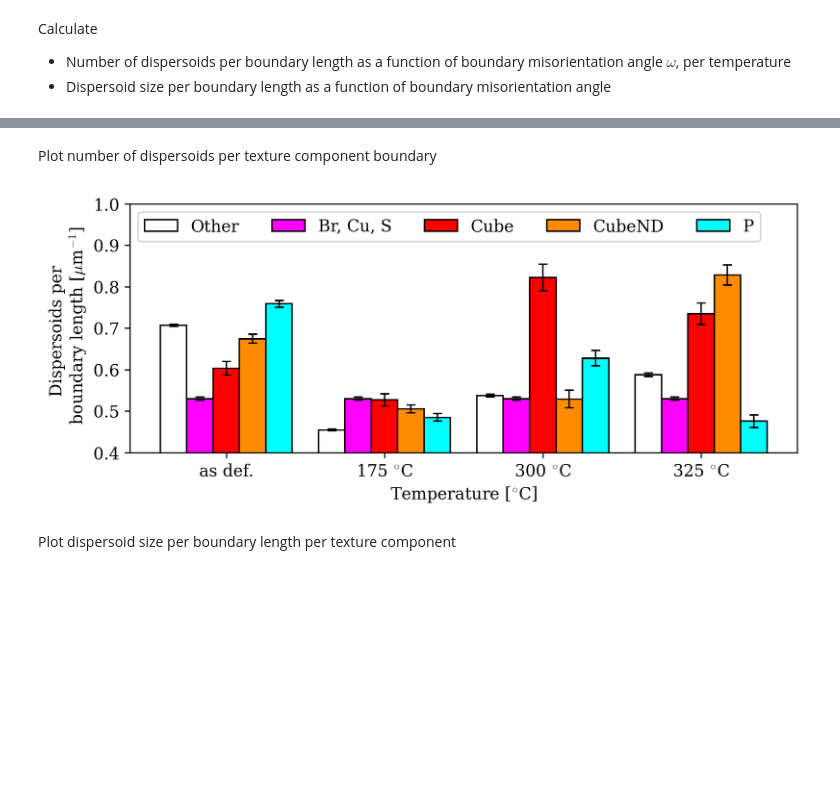
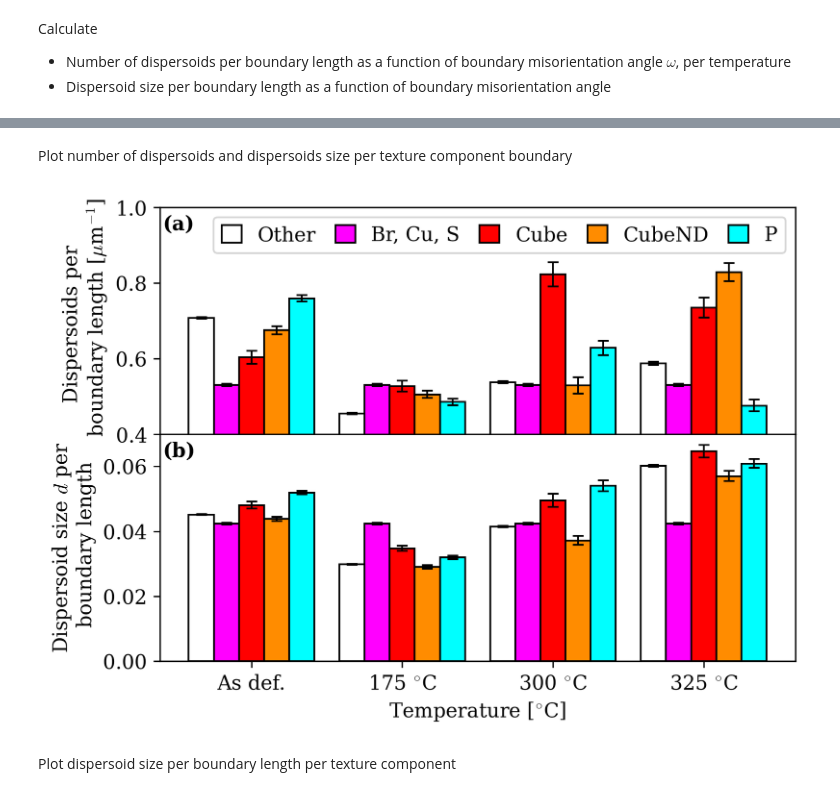
Before and after one commit to hakonanes/p-texture-al-mn-alloys, a Jupyter notebook: notebooks/generate_figures_for_paper.ipynb, the cells around one changed output, grey strips where cells are left out. Drawn from its saved outputs; the diff is of its cells as text; code cells hidden in the pictures; blank space fills up the shorter version.

Commit message:
Combine some figures in subplots
Signed-off-by: Håkon Wiik Ånes <hwaanes@gmail.com>

```diff
--- a/notebooks/generate_figures_for_paper.ipynb
+++ b/notebooks/generate_figures_for_paper.ipynb
@@ -83,7 +84,7 @@ dispersoid_threshold = 0.24  # um
 constituent_threshold = 0.8  # um
 
 # Variables for plotting
-titles = ["as def.", r"175 $^{\circ}$C", r"300 $^{\circ}$C", r"325 $^{\circ}$C"]
+titles = ["As def.", r"175 $^{\circ}$C", r"300 $^{\circ}$C", r"325 $^{\circ}$C"]
 identifier = ["0s", "175c", "300c", "325c"]
 # %% [markdown]
 ## Recrystallization kinetics and overall texture
@@ -1467,12 +1257,15 @@ fig.tight_layout()
 # %% [markdown]
-Plot number of dispersoids per texture component boundary
+Plot number of dispersoids and dispersoids size per texture component boundary
 # %%
 x = np.arange(len(grain_stats))
 bar_width = 1 / 6
 bar_kw = dict(width=bar_width, ec="k")
 
-fig, ax = plt.subplots(figsize=(8, 3))
-h1 = ax.bar(
+fig_ratio = 0.7
+figsize = tuple(fig_ratio * np.array((7, 5)))
+fig, (ax0, ax1) = plt.subplots(nrows=2, figsize=figsize, sharex=True)
+fig.subplots_adjust(hspace=0, wspace=0.15, left=0, bottom=0, right=1, top=1)
+h1 = ax0.bar(
     x - bar_width,
     np.mean([
         comp_gb_stats.disp_per_length_mean_br,
@@ -1482,41 +1275,86 @@ h1 = ax.bar(
     label=comp_name_def,
     color=comp_color_def,
     yerr=np.mean([
         comp_gb_stats.disp_per_length_confint_br,
         comp_gb_stats.disp_per_length_confint_cu,
         comp_gb_stats.disp_per_length_confint_s
     ]),
     capsize=3,
     **bar_kw
 )
 handles = [h1,]
 for w, name, c in zip(
     [-2 * bar_width, 0, bar_width, 2 * bar_width],
     [comp_names[0],] + comp_names[4:7],
     [comp_colors[0],] + comp_colors[4:7],
 ):
-    hi = ax.bar(
+    hi = ax0.bar(
         x + w,
         comp_gb_stats[f"disp_per_length_mean_{name.lower()}"],
         yerr=comp_gb_stats[f"disp_per_length_confint_{name.lower()}"],
         capsize=3,
         label=name,
         color=c,
         **bar_kw
     )
     handles.append(hi)
-ax.set_xticks(x)
-ax.set_xticklabels(titles)
-ax.set_xlabel("Temperature [$^{\circ}$C]")
-ax.set_ylabel("Dispersoids per \n boundary length [$\mu$m$^{-1}$]")
-ax.legend(
+ax0.set_xticks(x)
+ax0.set_ylabel("Dispersoids per \n boundary length [$\mu$m$^{-1}$]")
+ax0.legend(
     handles=[handles[1], handles[0]] + handles[2:],
     labels=[comp_names[0], comp_name_def] + comp_names[4:7],
     ncol=5,
-    loc="upper left",
+    loc="upper right",
+    columnspacing=1,
+    handlelength=1,
+    handleheight=1,
 )
-ax.set_ylim(0.4, 1);
+ax0.set_ylim(0.4, 1)
+
+ax1.bar(
+    x - bar_width,
+    np.mean([
+        comp_gb_stats.disp_size_per_length_mean_br,
+        comp_gb_stats.disp_size_per_length_mean_cu,
+        comp_gb_stats.disp_size_per_length_mean_s]
+    ),
+    label=comp_name_def,
+    color=comp_color_def,
+    yerr=np.mean([
+        comp_gb_stats.disp_size_per_length_confint_br,
+        comp_gb_stats.disp_size_per_length_confint_cu,
+        comp_gb_stats.disp_size_per_length_confint_s
+    ]),
+    capsize=3,
+    **bar_kw
+)
+for w, name, c in zip(
+    [-2 * bar_width, 0, bar_width, 2 * bar_width],
+    [comp_names[0],] + comp_names[4:7],
+    [comp_colors[0],] + comp_colors[4:7],
+):
+    ax1.bar(
+        x + w,
+        comp_gb_stats[f"disp_size_per_length_mean_{name.lower()}"],
+        yerr=comp_gb_stats[f"disp_size_per_length_confint_{name.lower()}"],
+        capsize=3,
+        label=name,
+        color=c,
+        **bar_kw
+    )
+ax1.set_xticks(x)
+ax1.set_xticklabels(titles)
+ax1.set_xlabel("Temperature [$^{\circ}$C]")
+ax1.set_ylabel("Dispersoid size $d$ per \n boundary length")
+
+# Labels
+title_kw2 = title_kw.copy()
+title_kw2["va"] = "top"
+ax0.text(0.005, 0.97, "(a)", transform=ax0.transAxes, **title_kw2)
+ax1.text(0.005, 0.97, "(b)", transform=ax1.transAxes, **title_kw2);
+
+fig.savefig(os.path.join(dir_article, "dispersoids_at_gb/dispersoids_at_gb_per_comp.pdf"), **savefig_kw)
 # %% [output]
-[figure, old version]
+[figure, new version]
 # %% [markdown]
 Plot dispersoid size per boundary length per texture component
```
Also changed, not shown: parts of 18 cells of this notebook.
